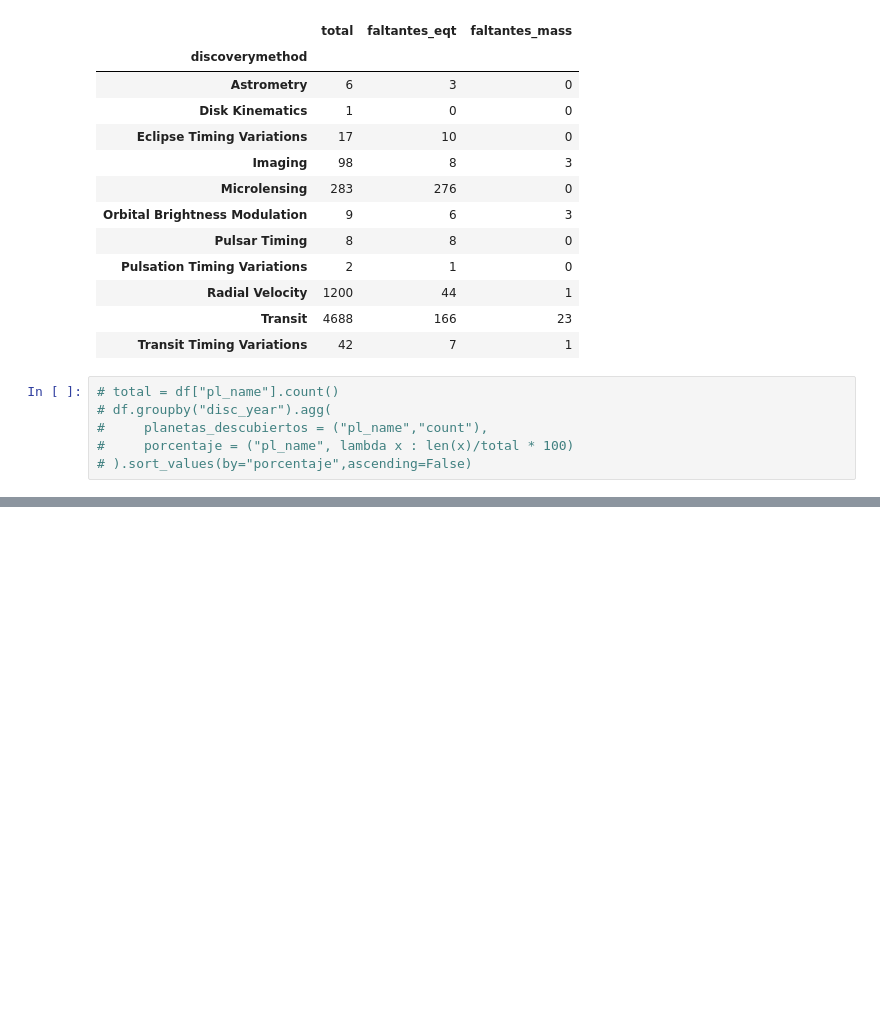
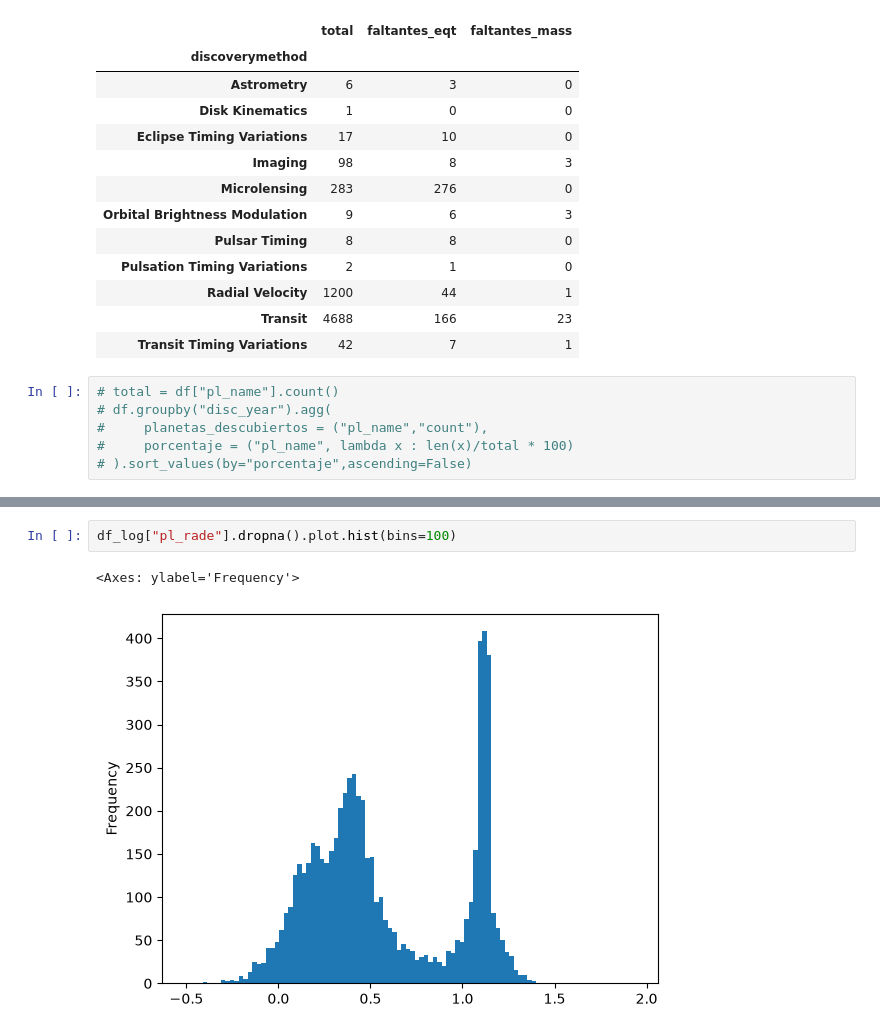
Before and after one commit to jhonatanaburto5-maker/machine-learning, a Jupyter notebook: notebooks/01_exoplanets_eda.ipynb, the cells around one changed output, grey strips where cells are left out. Saved outputs shown, nothing was run; the diff lists cells and outputs as text; blank space fills up the shorter version.

```diff
--- a/notebooks/01_exoplanets_eda.ipynb
+++ b/notebooks/01_exoplanets_eda.ipynb
@@ -173,0 +242,5 @@ df.select_dtypes(include="number").corr(method="spearman")
+# %%
+df_log["pl_rade"].dropna().plot.hist(bins=100)
+# %% [output]
+<Axes: ylabel='Frequency'>
+[figure, added]
```
Also changed, not shown: parts of 6 cells of this notebook.
